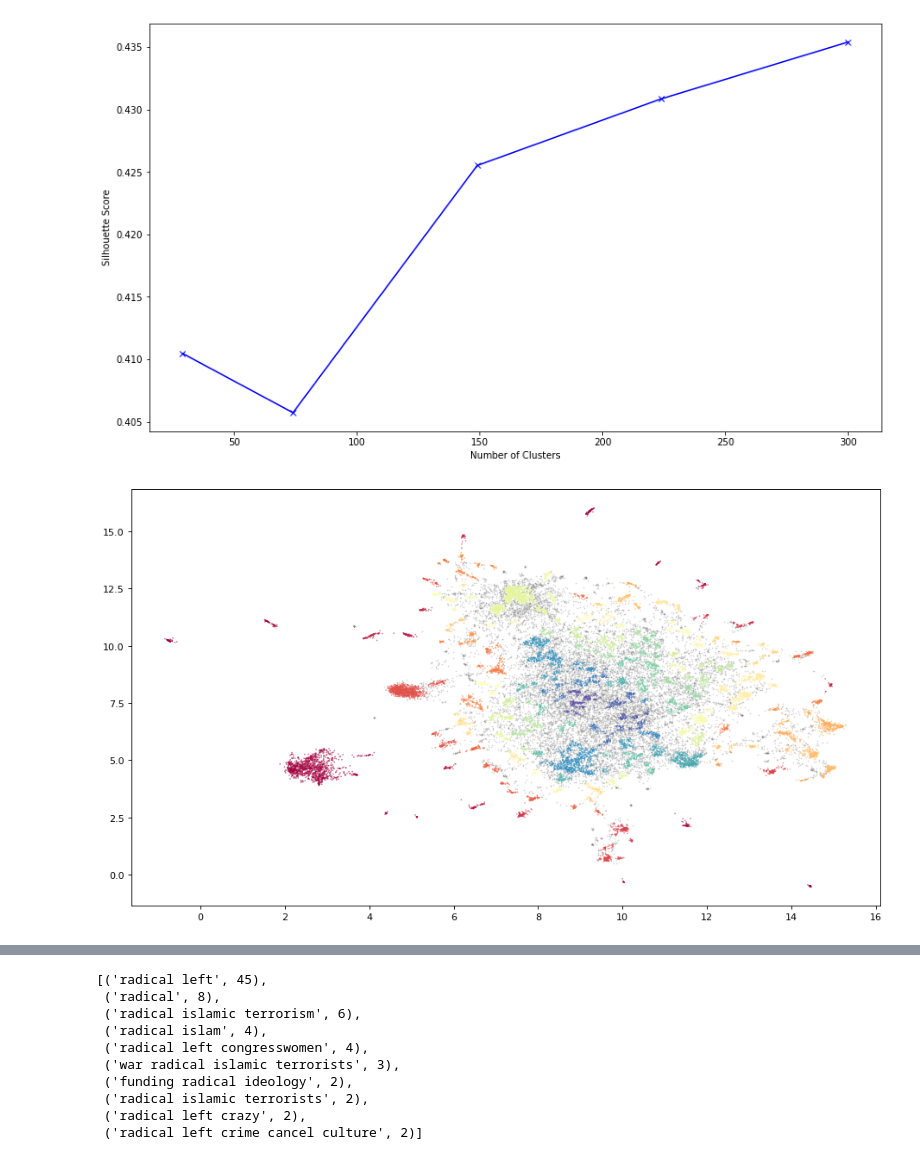
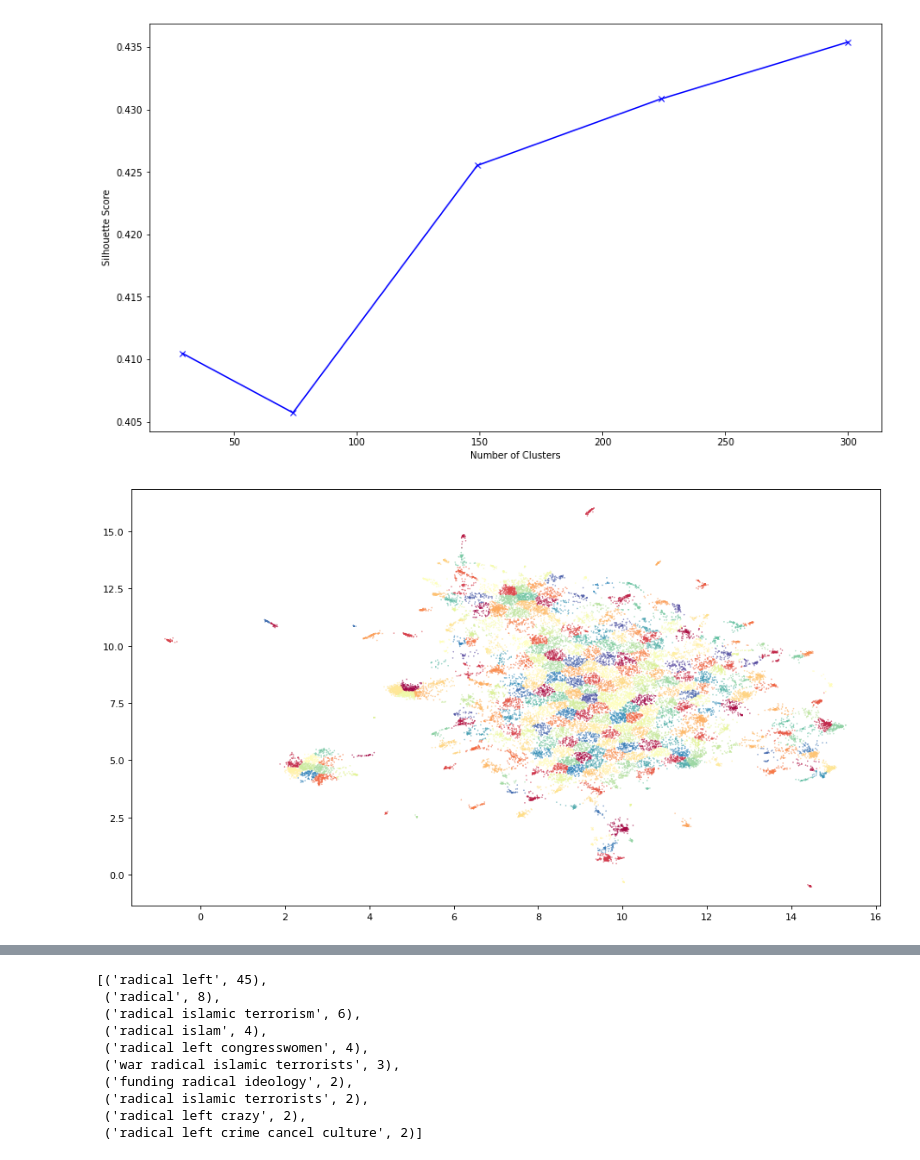
Before and after one commit to relatio-nlp/relatio, a Jupyter notebook: tutorial/tutorial_english.ipynb, the cells around one changed output, grey strips where cells are left out. Drawn from its saved outputs; the diff is of its cells as text; code cells hidden in the pictures.

```diff
--- a/tutorial/tutorial_english.ipynb
+++ b/tutorial/tutorial_english.ipynb
@@ -102,7 +102,7 @@ top_known_entities = [e[0] for e in list(known_entities.most_common(100)) if e[0
 from relatio.narrative_models import NarrativeModel
 
 m = NarrativeModel(
-    model_type = 'hdbscan', #hdbscan, kmeans, or deterministic
+    model_type = 'kmeans', #hdbscan, kmeans, or deterministic
     roles_considered = ['ARG0', 'B-V', 'B-ARGM-NEG', 'ARG1', 'ARG2'],
     roles_with_known_entities = ['ARG0','ARG1','ARG2'],
     known_entities = top_known_entities,
@@ -111,5 +111,5 @@ m = NarrativeModel(
     threshold = 0.3
 )
 
-m.fit(postproc_roles, progress_bar = True)
+m.fit(postproc_roles, progress_bar = True) # pca_args, umap_args, and cluster_args give compete control to the user
 # %% [output]
@@ -131,9 +140,10 @@ m.plot_selection_metric()
 # %% [output]
 [figure]
 # %%
-m.plot_clusters('clusters.pdf')
+if m.umap_args['n_components'] == 2:
+    m.plot_clusters('clusters.pdf') # only for UMAP with 2 components (the default)
 # %% [output]
-[figure, old version]
+[figure, new version]
 # %%
 m.labels_unknown_entities
 # %% [output]
```
Also changed, not shown: parts of 19 cells of this notebook, 13 other files.
